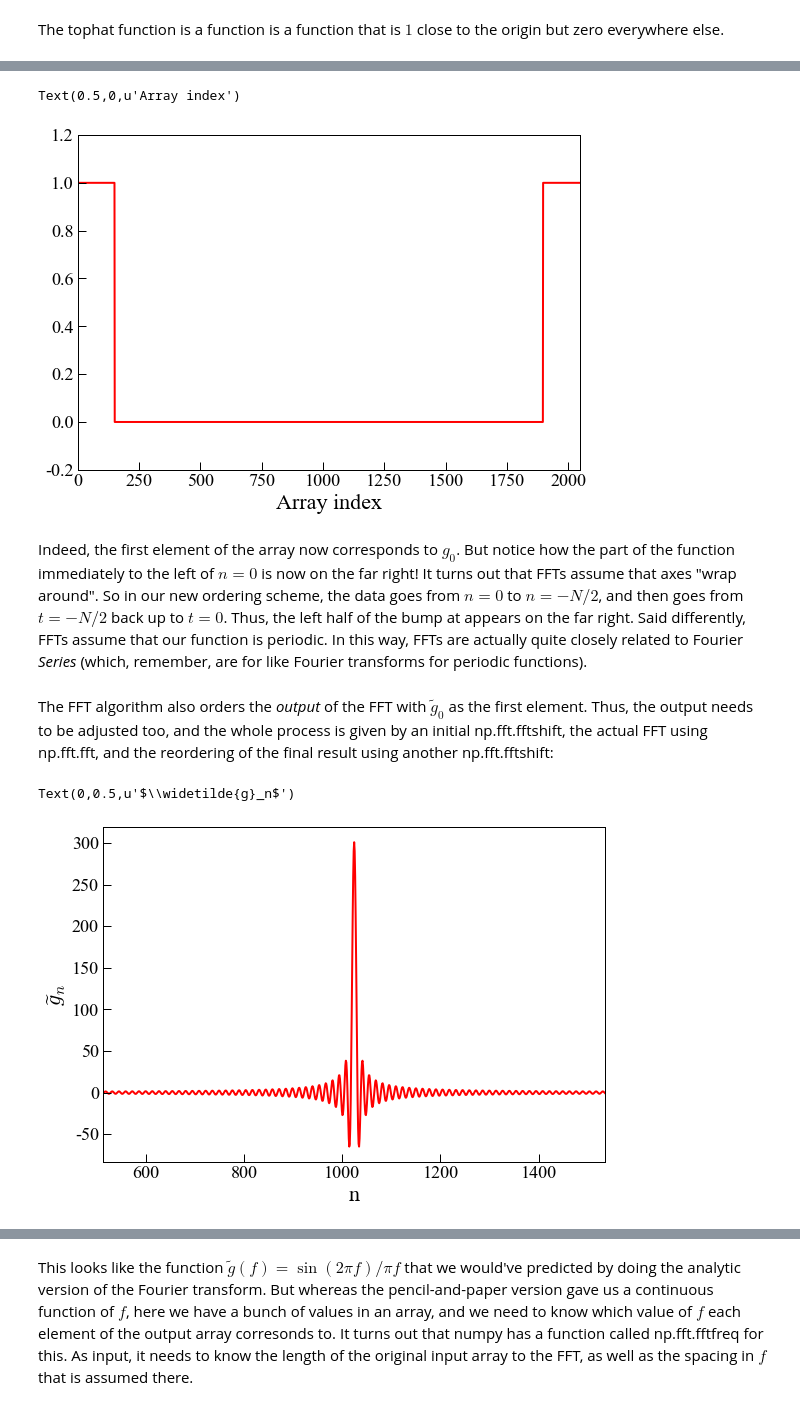
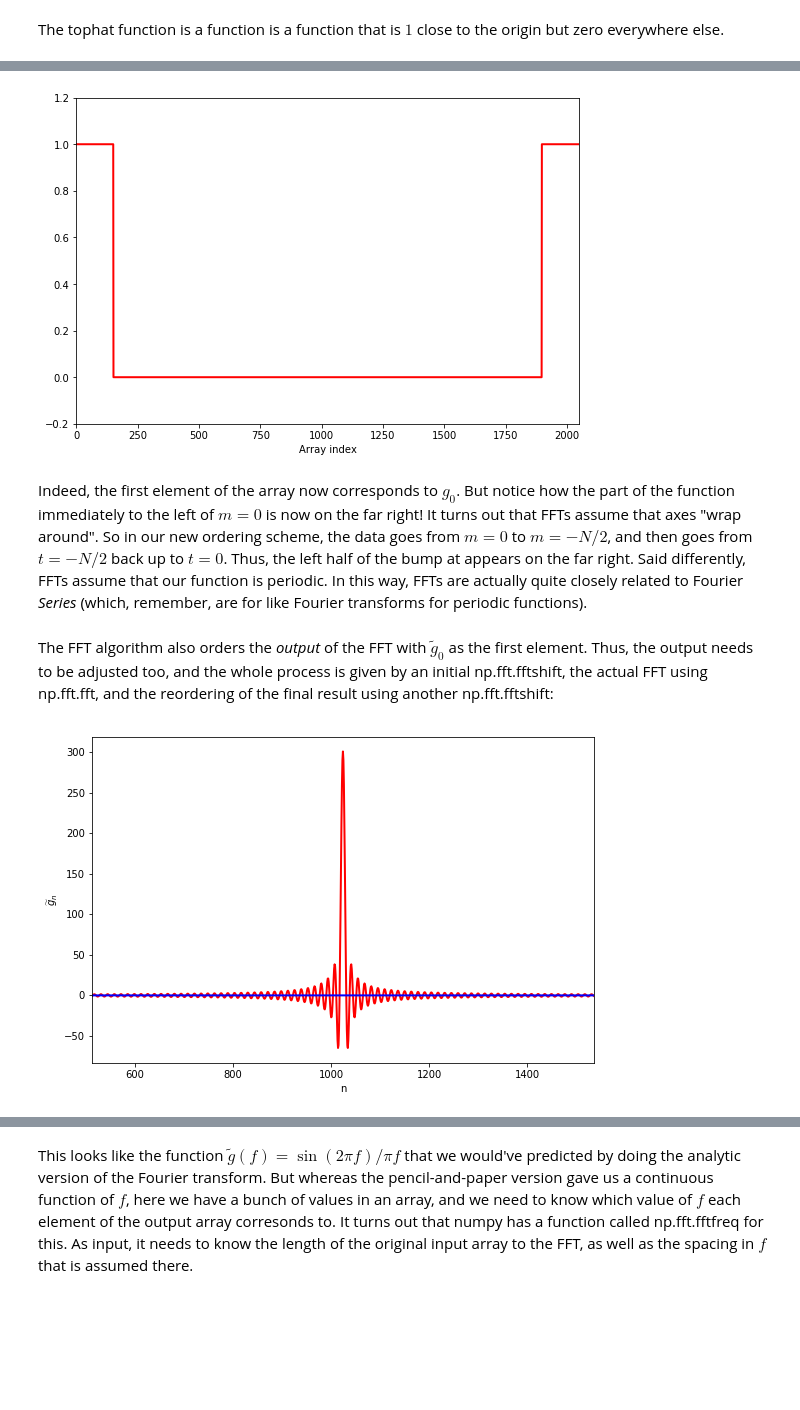
Before and after one commit to carinacheng/CHAMP2017, a Jupyter notebook: Lesson5_Fourier/NumericalFFTs.ipynb, the cells around one changed output, grey strips where cells are left out. Saved outputs shown, nothing was run; the diff lists cells and outputs as text; code cells hidden in the pictures; blank space fills up the shorter version.

```diff
--- a/Lesson5_Fourier/NumericalFFTs.ipynb
+++ b/Lesson5_Fourier/NumericalFFTs.ipynb
@@ -29,12 +30,13 @@ def tophat(t,a):
             out[i] = 1.
     return out
 # %%
-n_coords = np.arange(-1024, 1024)
-gt = tophat(n_coords,150)
+m_coords = np.arange(-1024, 1024)
+gt = tophat(m_coords,150)
 
 f, ax = plt.subplots(figsize=(9,6))
-ax.plot(n_coords,gt,lw=2,c='red')
+ax.plot(m_coords,gt,lw=2,c='red')
 ax.set_xlabel(r"$m$")
 ax.set_ylabel(r"$g_m$")
 ax.set_ylim(-0.2, 1.2)
+plt.show()
 # %% [output]
@@ -48,22 +49,23 @@ ax.plot(np.fft.fftshift(gt),lw=2,c='red')
 ax.set_xlim(0,2048)
 ax.set_ylim(-0.2,1.2)
 ax.set_xlabel("Array index")
+plt.show()
 # %% [output]
-Text(0.5,0,u'Array index')
-[figure, old version]
+[figure, new version]
 # %% [markdown]
-Indeed, the first element of the array now corresponds to $g_0$. But notice how the part of the function immediately to the left of $n=0$ is now on the far right! It turns out that FFTs assume that axes "wrap around". So in our new ordering scheme, the data goes from $n=0$ to $n=-N/2$, and then goes from $t=-N/2$ back up to $t=0$. Thus, the left half of the bump at appears on the far right. Said differently, FFTs assume that our function is periodic. In this way, FFTs are actually quite closely related to Fourier *Series* (which, remember, are for like Fourier transforms for periodic functions).
+Indeed, the first element of the array now corresponds to $g_0$. But notice how the part of the function immediately to the left of $m=0$ is now on the far right! It turns out that FFTs assume that axes "wrap around". So in our new ordering scheme, the data goes from $m=0$ to $m=-N/2$, and then goes from $t=-N/2$ back up to $t=0$. Thus, the left half of the bump at appears on the far right. Said differently, FFTs assume that our function is periodic. In this way, FFTs are actually quite closely related to Fourier *Series* (which, remember, are for like Fourier transforms for periodic functions).
 # %% [markdown]
 The FFT algorithm also orders the *output* of the FFT with $\tilde{g}_0$ as the first element. Thus, the output needs to be adjusted too, and the whole process is given by an initial np.fft.fftshift, the actual FFT using np.fft.fft, and the reordering of the final result using another np.fft.fftshift:
 # %%
 gtilde = np.fft.fftshift(np.fft.fft(np.fft.fftshift(gt)))
 
 f, ax = plt.subplots(figsize=(9,6))
-ax.plot(gtilde,lw=2,c='red')
+ax.plot(gtilde.real,lw=2,c='red')
+ax.plot(gtilde.imag,lw=2,c='blue')
 ax.set_xlim(512,1536)
 ax.set_xlabel("n")
 ax.set_ylabel(r"$\widetilde{g}_n$")
+plt.show()
 # %% [output]
-Text(0,0.5,u'$\\widetilde{g}_n$')
-[figure, old version]
+[figure, new version]
 # %% [markdown]
```
Also changed, not shown: parts of 14 cells of this notebook.
